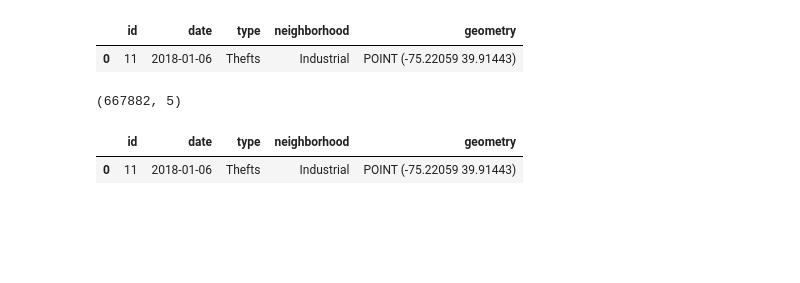
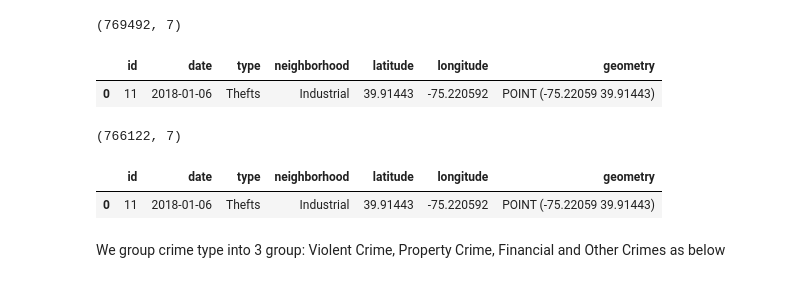
Before and after one commit to hophamducnguyen/Coursera_Capstone, a Jupyter notebook: ibm-applied-data-science/the_battle_of_neighborhoods.ipynb, the cells around one changed output. Drawn from its saved outputs; the diff is of its cells as text; code cells hidden in the pictures; blank space fills up the shorter version.

```diff
--- a/ibm-applied-data-science/the_battle_of_neighborhoods.ipynb
+++ b/ibm-applied-data-science/the_battle_of_neighborhoods.ipynb
@@ -233,0 +75,14 @@ len(df_venues['venue_general_category'].unique())
+# %%
+# load geographical data
+df_philly = gpd.read_file('data/Neighborhoods_Philadelphia.geojson')
+# preprocess data, get center point latitude and longitude
+df_philly['center_longitude'] = df_philly['geometry'].centroid.x
+df_philly['center_latitude'] = df_philly['geometry'].centroid.y
+# preprocess data
+df_philly = df_philly.sort_values('mapname').reset_index()
+df_philly = df_philly.rename(
+    columns={'mapname': 'neighborhood'}, inplace=False)
+df_philly = df_philly[['neighborhood', 'geometry',
+                       'center_latitude', 'center_longitude']]
+print(df_philly.shape)
+df_philly.head(1)
@@ -279,9 +368,11 @@ df_crime_raw.head(2)
 # %%
-# preprocess crime data
+# cleaning crime data
 df_crime = gpd.GeoDataFrame(
     df_crime_raw, geometry=gpd.points_from_xy(df_crime_raw.lng, df_crime_raw.lat))
-df_crime = df_crime[['cartodb_id', 'dispatch_date', 'text_general_code', 'geometry']]
-df_crime.rename(columns= {'cartodb_id': 'id', 'dispatch_date': 'date', 'text_general_code': 'type'}, inplace= True)
+df_crime = df_crime[['cartodb_id', 'dispatch_date',
+                     'text_general_code', 'lat', 'lng', 'geometry']]
+df_crime.rename(columns={'cartodb_id': 'id', 'dispatch_date': 'date',
+                         'text_general_code': 'type', 'lat': 'latitude', 'lng': 'longitude'}, inplace=True)
 print(df_crime.shape)
 df_crime.head(1)
 # %% [output]
@@ -303,16 +393,20 @@ Wall time: 6.03 s
 # %%
-df_crime = df_crime[['id', 'date', 'type', 'neighborhood', 'geometry']]
+df_crime = df_crime[['id', 'date', 'type',
+                     'neighborhood', 'latitude', 'longitude', 'geometry']]
 print(df_crime.shape)
 df_crime.head(1)
 # %% [output]
+(769492, 7)
-|  | id | date | type | neighborhood | geometry |
-| 0 | 11 | 2018-01-06 | Thefts | Industrial | POINT (-75.22059 39.91443) |
+|  | id | date | type | neighborhood | latitude | longitude | geometry |
+| 0 | 11 | 2018-01-06 | Thefts | Industrial | 39.91443 | -75.220592 | POINT (-75.22059 39.91443) |
 # %%
 # remove null value rows
-df_crime = df_crime.dropna(how='any',axis=0)
+df_crime = df_crime.dropna(how='any', axis=0)
 print(df_crime.shape)
 df_crime.head(1)
 # %% [output]
-(667882, 5)
+(766122, 7)
-|  | id | date | type | neighborhood | geometry |
-| 0 | 11 | 2018-01-06 | Thefts | Industrial | POINT (-75.22059 39.91443) |
+|  | id | date | type | neighborhood | latitude | longitude | geometry |
+| 0 | 11 | 2018-01-06 | Thefts | Industrial | 39.91443 | -75.220592 | POINT (-75.22059 39.91443) |
+# %% [markdown]
+We group crime type into 3 group: Violent Crime, Property Crime, Financial and Other Crimes as below
```
Also changed, not shown: parts of 124 cells of this notebook, 7 other files.
